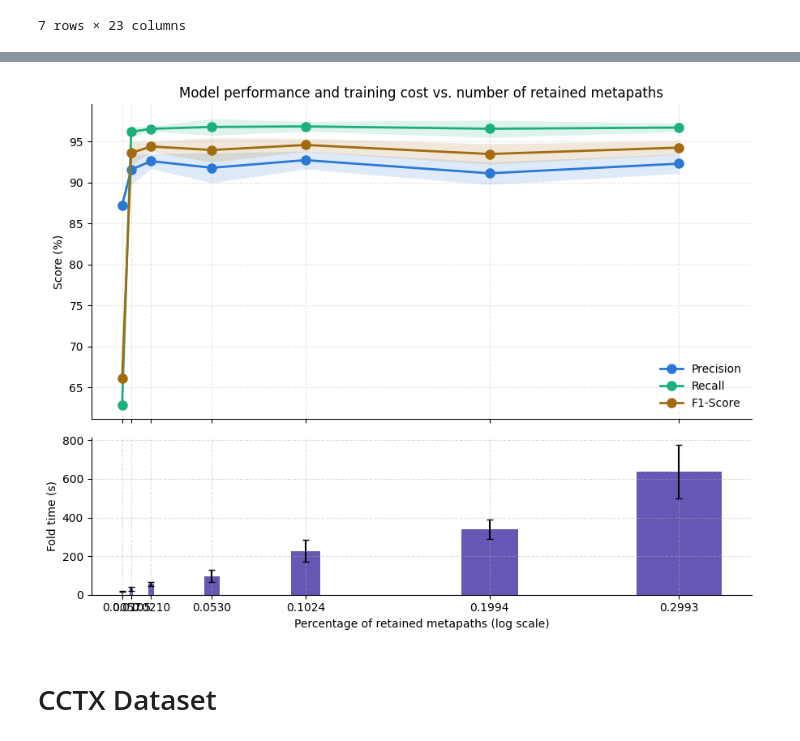
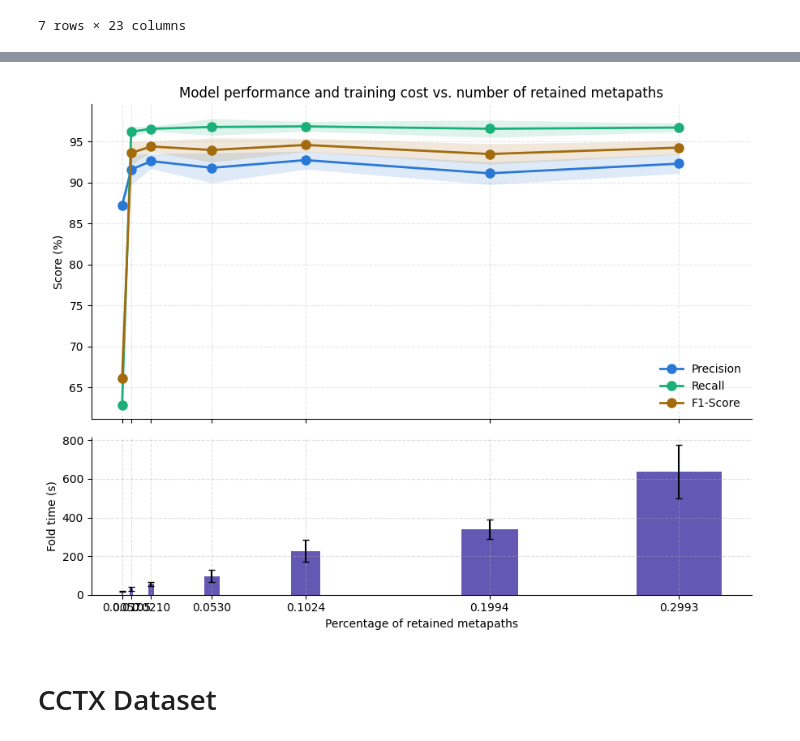
Before and after one commit to BridgeSentry/BridgeSentry, a Jupyter notebook: notebooks/dme_distribution_20260713.ipynb, the cells around one changed output, grey strips where cells are left out. Cells and saved outputs as stored; diff of their text form; code cells hidden in the pictures.

```diff
--- a/notebooks/dme_distribution_20260713.ipynb
+++ b/notebooks/dme_distribution_20260713.ipynb
@@ -511,35 +510,35 @@ for col, color, label in [
     ax_perf.fill_between(x, mean - std, mean + std, color=color, alpha=0.15, linewidth=0)
 
 ax_perf.set_ylabel("Score (%)")
 ax_perf.set_title("Model performance and training cost vs. number of retained metapaths")
 ax_perf.legend(frameon=False)
 ax_perf.grid(axis="x", linestyle="--", alpha=0.3)
 ax_perf.grid(axis="y", linestyle="--", alpha=0.3)
 ax_perf.spines[["top", "right"]].set_visible(False)
 
 # --- Bottom panel: fold training time, bars + std error bars ---
 # bar width as a fraction of x so bars read consistently on a log x-axis
 widths = x * 0.15
 ax_time.bar(
     x, plot_df["fold_time_mean"], width=widths,
     yerr=plot_df["fold_time_std"], capsize=3,
     color=COLOR_TIME, alpha=0.85, edgecolor="none",
 )
 ax_time.set_ylabel("Fold time (s)")
-ax_time.set_xlabel("Percentage of retained metapaths (log scale)")
+ax_time.set_xlabel("Percentage of retained metapaths")
 #ax_time.set_xscale("log")
 from matplotlib.ticker import FixedLocator, FuncFormatter, NullFormatter
 
 ax_time.xaxis.set_major_locator(FixedLocator(x))
 
 ax_time.grid(True, axis="both", linestyle="--", alpha=0.4)
 ax_time.spines[["top", "right"]].set_visible(False)
 
 fig.tight_layout()
 fig.savefig("dme_performance_vs_cost.svg", format="svg")
 plt.show()
 # %% [output]
-[figure, old version]
+[figure, new version]
 # %% [markdown]
 # CCTX Dataset
 # %%
```
Also changed, not shown: parts of 13 cells of this notebook.
